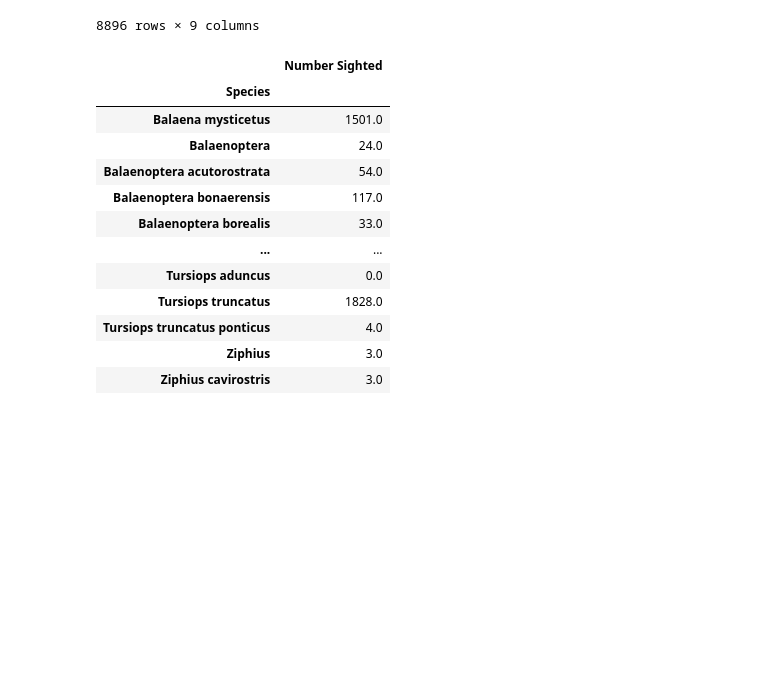
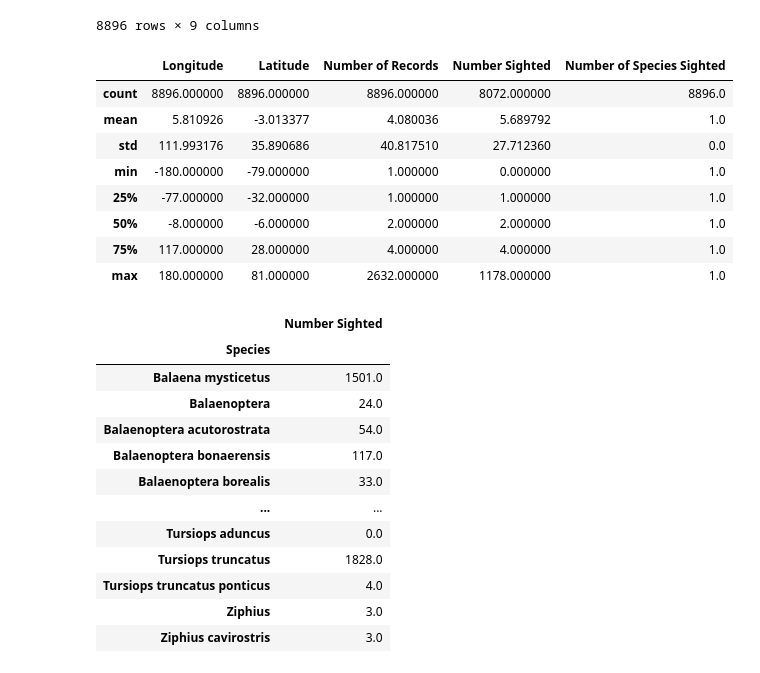
Before and after one commit to ecosterlund/orca, a Jupyter notebook: WhaleMaps.ipynb, the cells around one changed output. Drawn from its saved outputs; the diff is of its cells as text; code cells hidden in the pictures; blank space fills up the shorter version.

```diff
--- a/WhaleMaps.ipynb
+++ b/WhaleMaps.ipynb
@@ -225,6 +229,19 @@ seamap_data2
 | 16141 | 180 | 65 | Wildlife Conservation Society | Balaena mysticetus | 6/1/1913 | 6/1/1913 | 1 | ... |
 | 16142 | 179 | 70 | Wildlife Conservation Society | Balaena mysticetus | 8/1/1913 | 8/1/1913 | 1 | ... |
 8896 rows × 9 columns
+# %%
+#Single Species Dataframe Analysis
+seamap_data2.describe()
+# %% [output]
+|  | Longitude | Latitude | Number of Records | Number Sighted | Number of Species Sighted |
+| count | 8896.000000 | 8896.000000 | 8896.000000 | 8072.000000 | 8896.0 |
+| mean | 5.810926 | -3.013377 | 4.080036 | 5.689792 | 1.0 |
+| std | 111.993176 | 35.890686 | 40.817510 | 27.712360 | 0.0 |
+| min | -180.000000 | -79.000000 | 1.000000 | 0.000000 | 1.0 |
+| 25% | -77.000000 | -32.000000 | 1.000000 | 1.000000 | 1.0 |
+| 50% | -8.000000 | -6.000000 | 2.000000 | 2.000000 | 1.0 |
+| 75% | 117.000000 | 28.000000 | 4.000000 | 4.000000 | 1.0 |
+| max | 180.000000 | 81.000000 | 2632.000000 | 1178.000000 | 1.0 |
 # %%
 plot_seamap_df = seamap_data2[['Species', 'Number Sighted']]
 plot_seamap_df.groupby('Species').sum()
```
Also changed, not shown: parts of 6 cells of this notebook, 1 other file.
